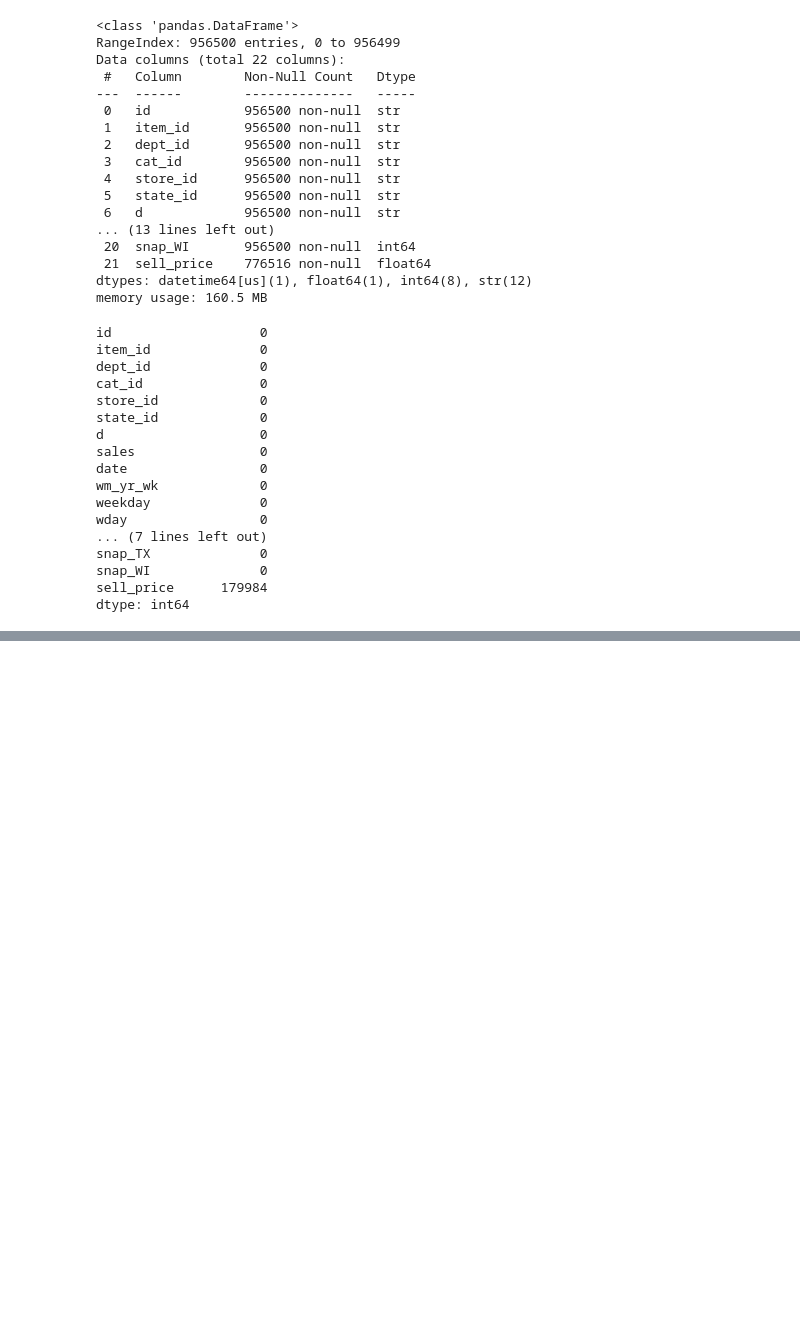
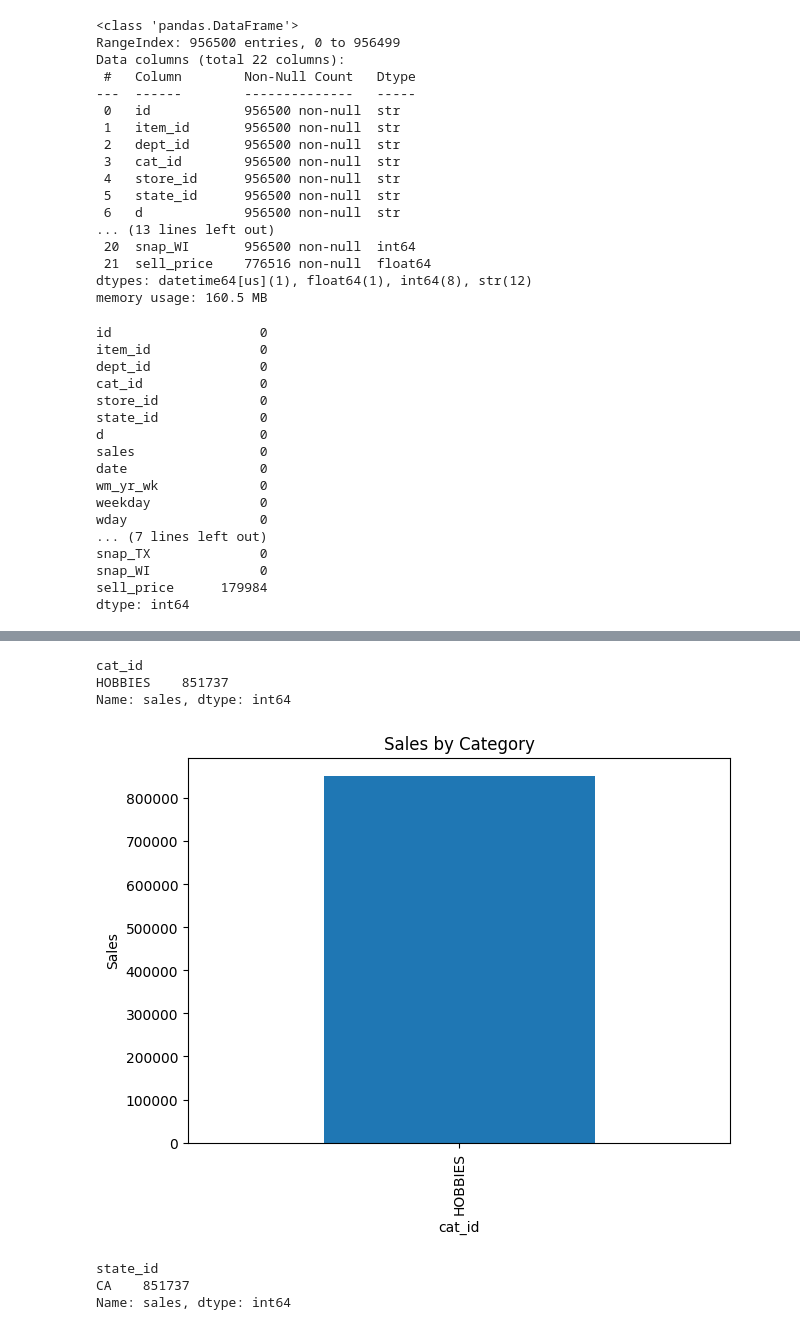
Before and after one commit to chintharevathireddy-blip/Retail-Demand-Forecasting, a Jupyter notebook: notebooks/01_Data_Understanding.ipynb, the cells around one changed output, grey strips where cells are left out. Saved outputs shown, nothing was run; the diff lists cells and outputs as text; code cells hidden in the pictures; blank space fills up the shorter version.

```diff
--- a/notebooks/01_Data_Understanding.ipynb
+++ b/notebooks/01_Data_Understanding.ipynb
@@ -361,0 +466,37 @@ dtype: int64
+# %%
+category_sales = (
+    sales_final
+    .groupby("cat_id")["sales"]
+    .sum()
+    .sort_values(ascending=False)
+)
+
+category_sales
+# %% [output]
+cat_id
+HOBBIES    851737
+Name: sales, dtype: int64
+# %%
+plt.figure(figsize=(7,5))
+
+category_sales.plot(kind="bar")
+
+plt.title("Sales by Category")
+plt.ylabel("Sales")
+
+plt.show()
+# %% [output]
+[figure, added]
+# %%
+state_sales = (
+    sales_final
+    .groupby("state_id")["sales"]
+    .sum()
+    .sort_values(ascending=False)
+)
+
+state_sales
+# %% [output]
+state_id
+CA    851737
+Name: sales, dtype: int64
```
Also changed, not shown: parts of 19 cells of this notebook.
